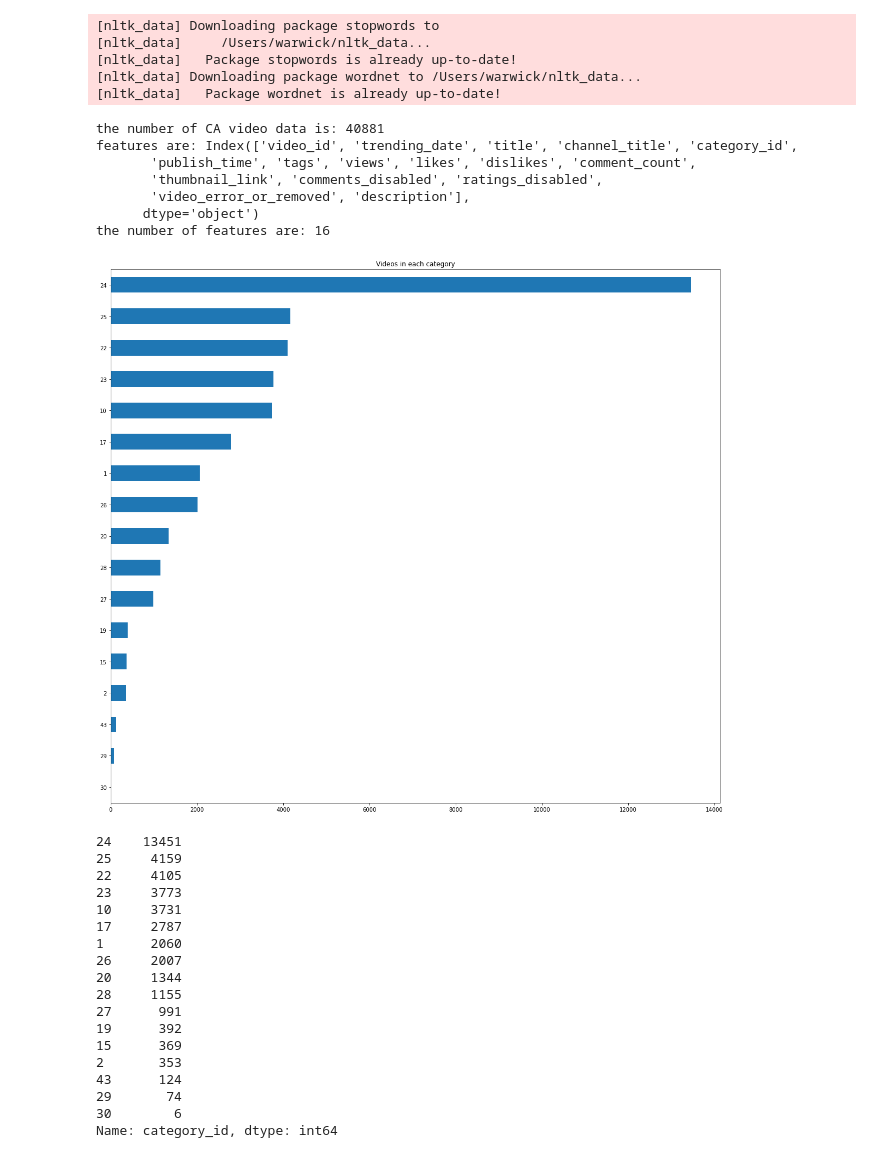
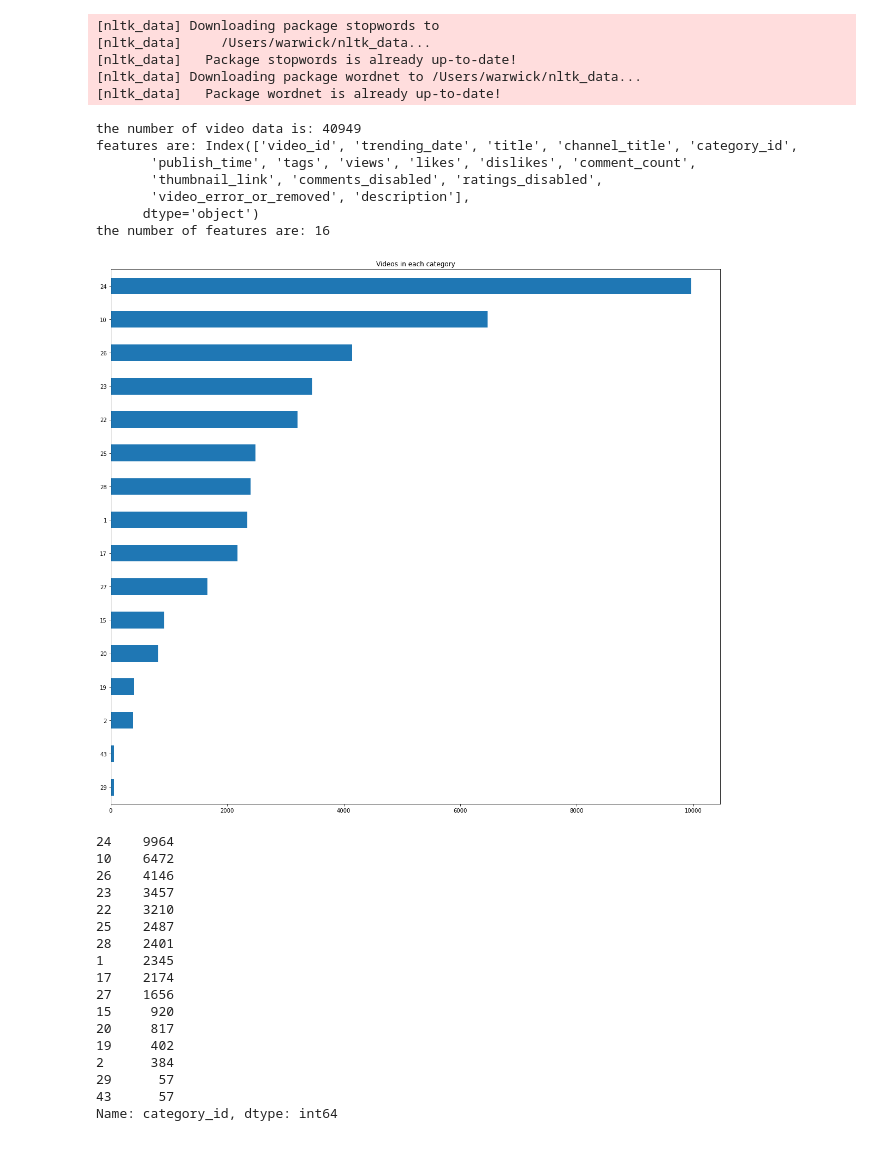
Before and after one commit to warwickwei/CS5112_project_youtube_clustering, a Jupyter notebook: Youtube_clustering.ipynb, the cells around one changed output. Saved outputs shown, nothing was run; the diff lists cells and outputs as text; code cells hidden in the pictures.

Commit message:
K-mean on USvideos.csv

```diff
--- a/Youtube_clustering.ipynb
+++ b/Youtube_clustering.ipynb
@@ -32,11 +36,14 @@ CA_raw_data = pd.read_csv('CAVideos.csv')
+# %%
+filename = "USvideos.csv"
+raw_data = pd.read_csv(filename)
 # %%
-CA_n_data = CA_raw_data.shape[0]
-feature_list = CA_raw_data.columns
-print("the number of CA video data is:", CA_n_data)
+n_data = raw_data.shape[0]
+feature_list = raw_data.columns
+print("the number of video data is:", n_data)
 print("features are:", feature_list)
 print("the number of features are:", len(feature_list))
 # %% [output]
-the number of CA video data is: 40881
+the number of video data is: 40949
 features are: Index(['video_id', 'trending_date', 'title', 'channel_title', 'category_id',
        'publish_time', 'tags', 'views', 'likes', 'dislikes', 'comment_count',
        'thumbnail_link', 'comments_disabled', 'ratings_disabled',
@@ -44,28 +51,27 @@ features are: Index(['video_id', 'trending_date', 'title', 'channel_title', 'cat
       dtype='object')
 the number of features are: 16
 # %%
-CA_raw_data['category_id'].value_counts().sort_values().plot(kind = 'barh', figsize=(20,18))
+raw_data['category_id'].value_counts().sort_values().plot(kind = 'barh', figsize=(20,18))
 plt.title("Videos in each category")
 plt.show()
-CA_raw_data.category_id.value_counts()
+raw_data.category_id.value_counts()
 # %% [output]
-[figure, old version]
+[figure, new version]
-24    13451
-25     4159
-22     4105
-23     3773
-10     3731
-17     2787
-1      2060
-26     2007
-20     1344
-28     1155
-27      991
-19      392
-15      369
-2       353
-43      124
-29       74
-30        6
+24    9964
+10    6472
+26    4146
+23    3457
+22    3210
+25    2487
+28    2401
+1     2345
+17    2174
+27    1656
+15     920
+20     817
+19     402
+2      384
+29      57
+43      57
 Name: category_id, dtype: int64
 # %%
```
Also changed, not shown: parts of 16 cells of this notebook.
